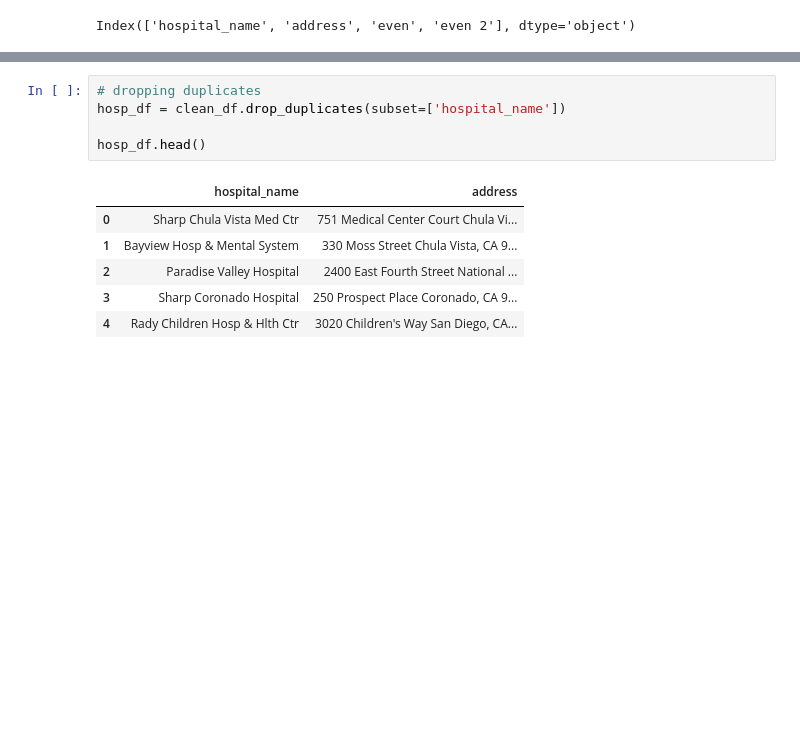
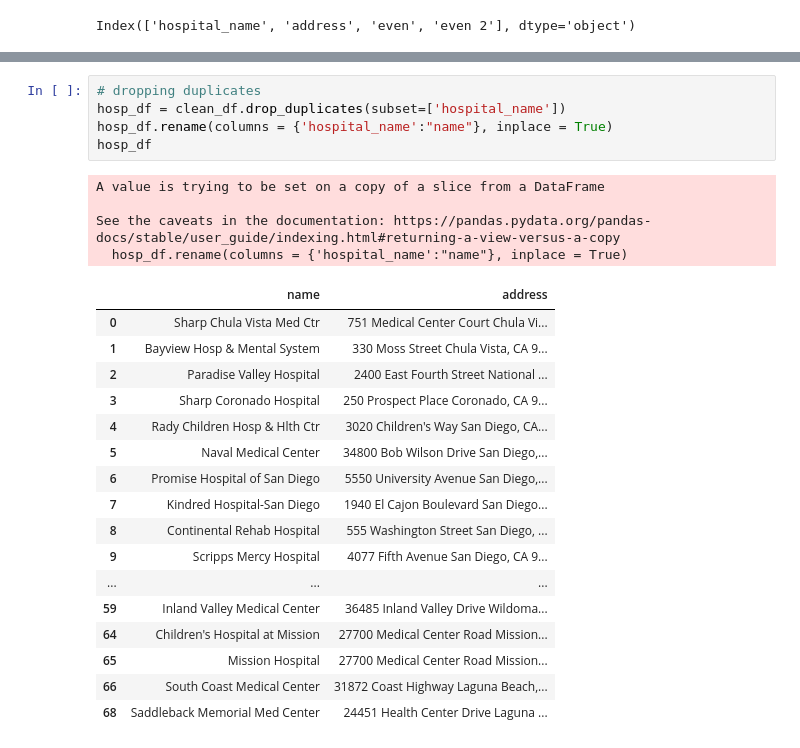
Before and after one commit to tsmtruong/final-project, a Jupyter notebook: Clean_Hospitals.ipynb, the cells around one changed output, grey strips where cells are left out. Drawn from its saved outputs; the diff is of its cells as text; blank space fills up the shorter version.

```diff
--- a/Clean_Hospitals.ipynb
+++ b/Clean_Hospitals.ipynb
@@ -46,13 +52,28 @@ clean_df.head()
 # %%
 # dropping duplicates
 hosp_df = clean_df.drop_duplicates(subset=['hospital_name'])
-
-hosp_df.head()
+hosp_df.rename(columns = {'hospital_name':"name"}, inplace = True)
+hosp_df
 # %% [output]
+A value is trying to be set on a copy of a slice from a DataFrame
+
+See the caveats in the documentation: https://pandas.pydata.org/pandas-docs/stable/user_guide/indexing.html#returning-a-view-versus-a-copy
+  hosp_df.rename(columns = {'hospital_name':"name"}, inplace = True)
-|  | hospital_name | address |
+|  | name | address |
 | 0 | Sharp Chula Vista Med Ctr | 751 Medical Center Court Chula Vi... |
 | 1 | Bayview Hosp & Mental System | 330 Moss Street Chula Vista, CA 9... |
 | 2 | Paradise Valley Hospital | 2400 East Fourth Street National ... |
 | 3 | Sharp Coronado Hospital | 250 Prospect Place Coronado, CA 9... |
 | 4 | Rady Children Hosp & Hlth Ctr | 3020 Children's Way San Diego, CA... |
+| 5 | Naval Medical Center | 34800 Bob Wilson Drive San Diego,... |
+| 6 | Promise Hospital of San Diego | 5550 University Avenue San Diego,... |
+| 7 | Kindred Hospital-San Diego | 1940 El Cajon Boulevard San Diego... |
+| 8 | Continental Rehab Hospital | 555 Washington Street San Diego, ... |
+| 9 | Scripps Mercy Hospital | 4077 Fifth Avenue San Diego, CA 9... |
+| ... | ... | ... |
+| 59 | Inland Valley Medical Center | 36485 Inland Valley Drive Wildoma... |
+| 64 | Children's Hospital at Mission | 27700 Medical Center Road Mission... |
+| 65 | Mission Hospital | 27700 Medical Center Road Mission... |
+| 66 | South Coast Medical Center | 31872 Coast Highway Laguna Beach,... |
+| 68 | Saddleback Memorial Med Center | 24451 Health Center Drive Laguna ... |
 # %%
```
Also changed, not shown: parts of 13 cells of this notebook.
